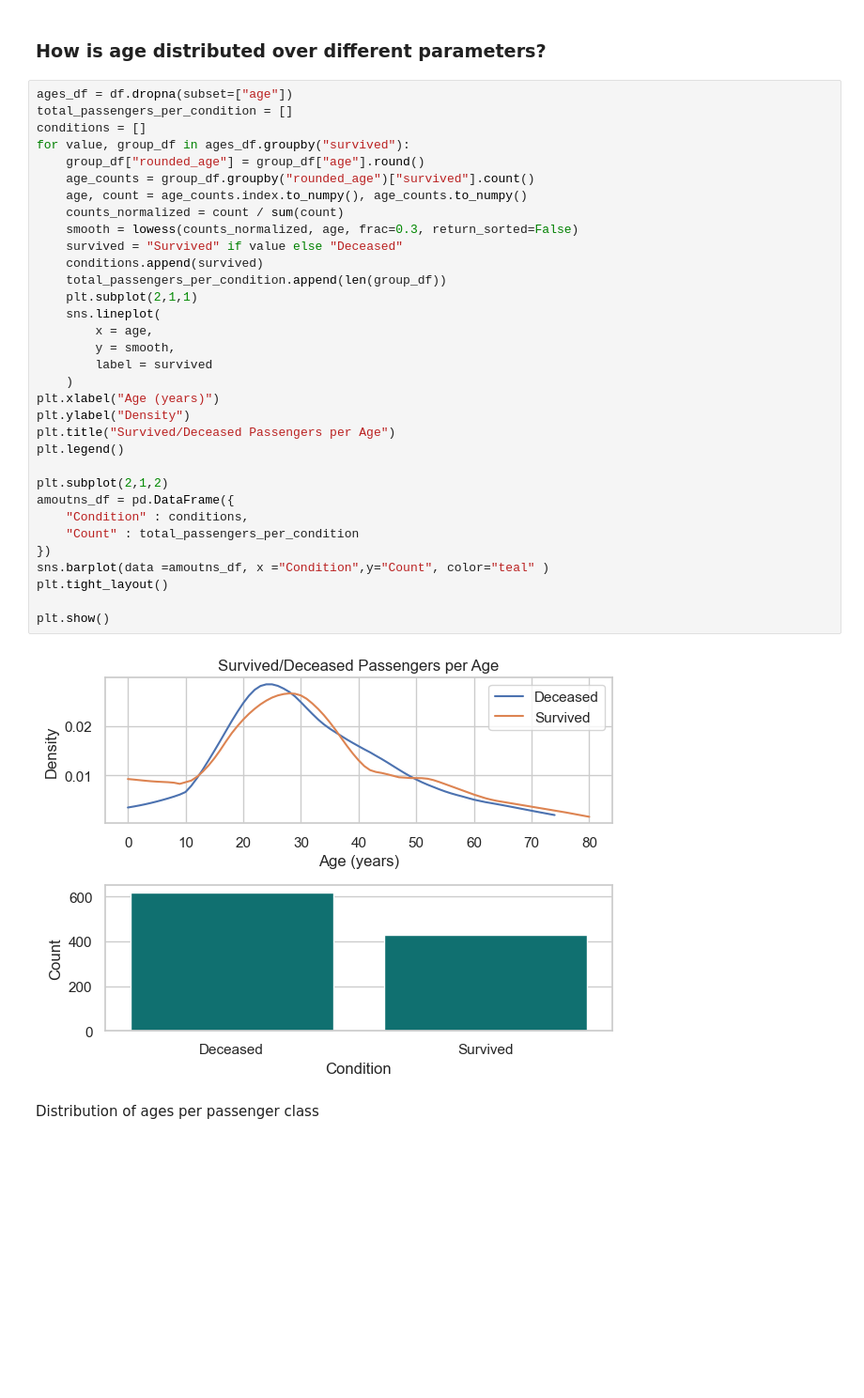
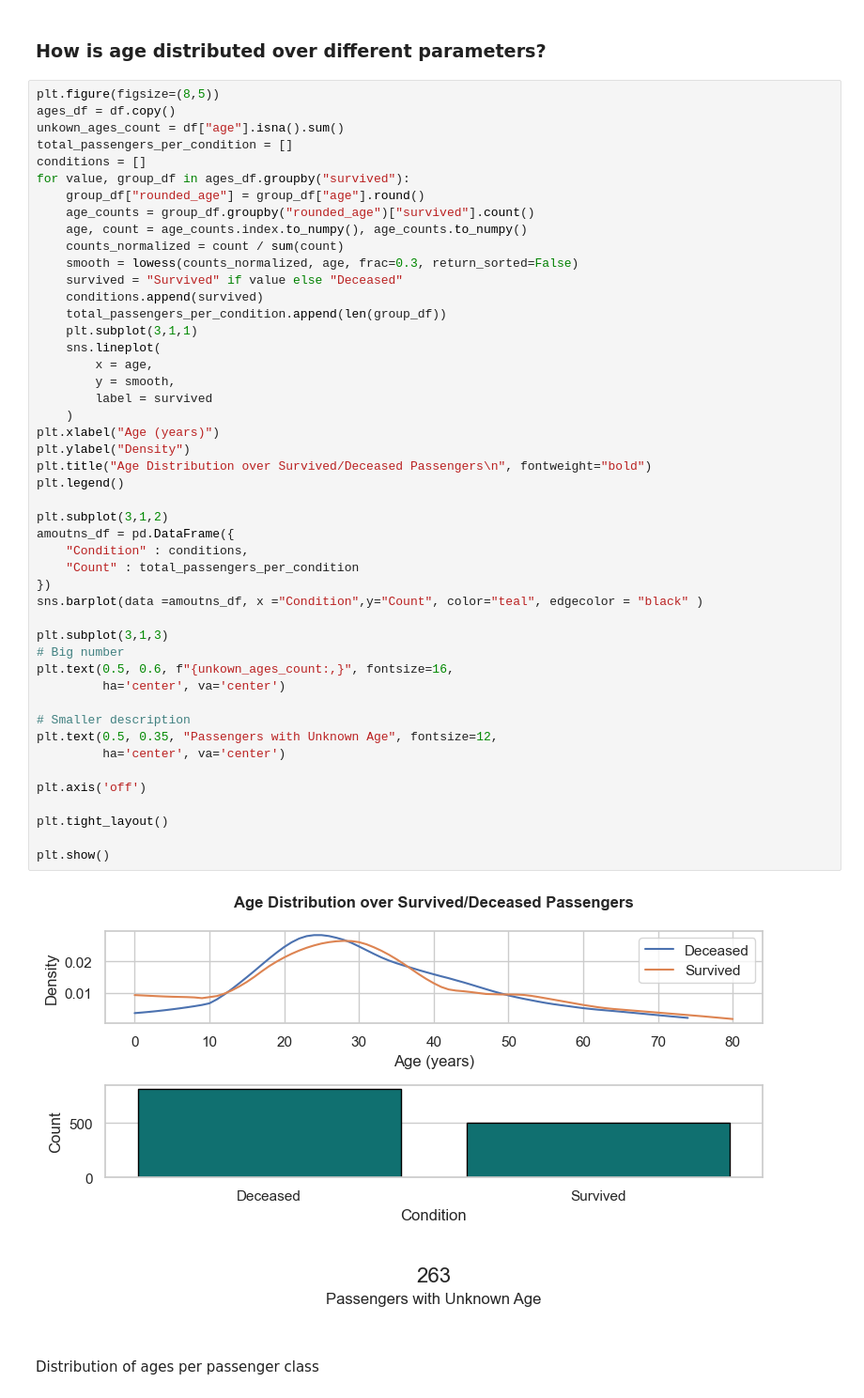
Before and after one commit to TalDugma/CV_training, a Jupyter notebook: basic/python/data_vis_tal.ipynb, the cells around one changed output. Shown: that part at 94% size. Saved outputs shown, nothing was run; the diff lists cells and outputs as text; blank space fills up the shorter version.

Commit message:
Finalize data vis (titanic)

```diff
--- a/basic/python/data_vis_tal.ipynb
+++ b/basic/python/data_vis_tal.ipynb
@@ -79,40 +205,54 @@ def line_plot_with_bubbles(df :pd.DataFrame, x : str, y : str, z : str, plot_lin
 # %% [markdown]
 ### How is age distributed over different parameters?
 # %%
-ages_df = df.dropna(subset=["age"])
+plt.figure(figsize=(8,5))
+ages_df = df.copy()
+unkown_ages_count = df["age"].isna().sum()
 total_passengers_per_condition = []
 conditions = []
 for value, group_df in ages_df.groupby("survived"):
     group_df["rounded_age"] = group_df["age"].round()
     age_counts = group_df.groupby("rounded_age")["survived"].count()
     age, count = age_counts.index.to_numpy(), age_counts.to_numpy()
     counts_normalized = count / sum(count)
     smooth = lowess(counts_normalized, age, frac=0.3, return_sorted=False)
     survived = "Survived" if value else "Deceased"
     conditions.append(survived)
     total_passengers_per_condition.append(len(group_df))
-    plt.subplot(2,1,1)
+    plt.subplot(3,1,1)
     sns.lineplot(
         x = age,
         y = smooth,
         label = survived
     )
 plt.xlabel("Age (years)")
 plt.ylabel("Density")
-plt.title("Survived/Deceased Passengers per Age")
+plt.title("Age Distribution over Survived/Deceased Passengers\n", fontweight="bold")
 plt.legend()
 
-plt.subplot(2,1,2)
+plt.subplot(3,1,2)
 amoutns_df = pd.DataFrame({
     "Condition" : conditions,
     "Count" : total_passengers_per_condition
 })
-sns.barplot(data =amoutns_df, x ="Condition",y="Count", color="teal" )
+sns.barplot(data =amoutns_df, x ="Condition",y="Count", color="teal", edgecolor = "black" )
+
+plt.subplot(3,1,3)
+# Big number
+plt.text(0.5, 0.6, f"{unkown_ages_count:,}", fontsize=16,
+         ha='center', va='center')
+
+# Smaller description
+plt.text(0.5, 0.35, "Passengers with Unknown Age", fontsize=12,
+         ha='center', va='center')
+
+plt.axis('off')
+
 plt.tight_layout()
 
 plt.show()
 # %% [output]
-[figure, old version]
+[figure, new version]
 # %% [markdown]
 Distribution of ages per passenger class
 # %%
```
Also changed, not shown: parts of 24 cells of this notebook.
